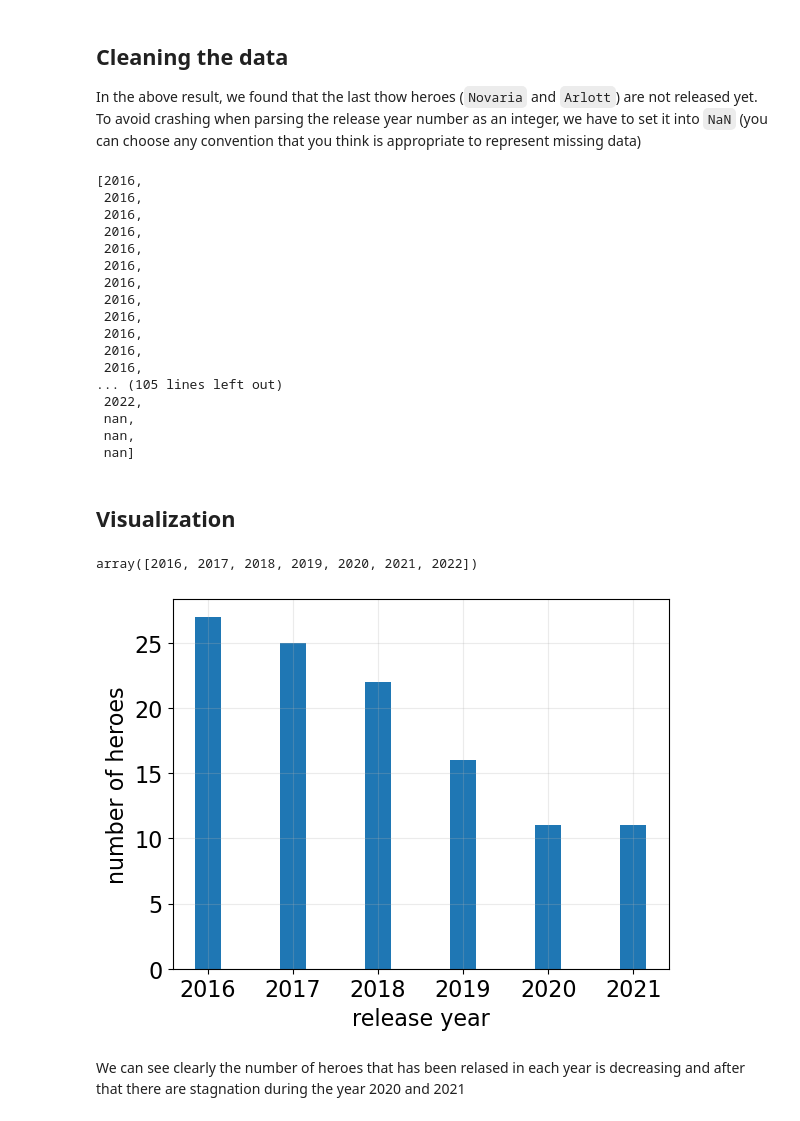
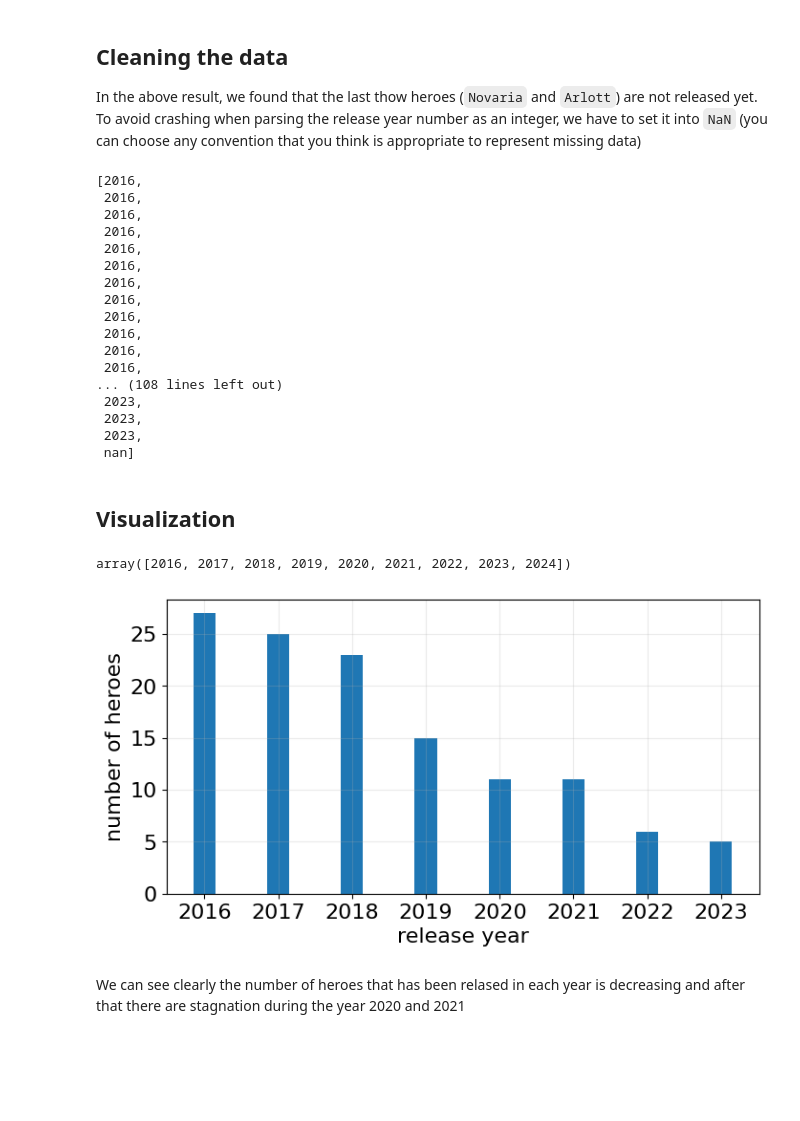
Before and after one commit to LugoBlogger/AK-201-426-data-science, a Jupyter notebook: scraping-mobile-legend.ipynb, the cells around one changed output. Cells and saved outputs as stored; diff of their text form; code cells hidden in the pictures; blank space fills up the shorter version.

Commit message:
mobile legend web scraping update 2024

```diff
--- a/scraping-mobile-legend.ipynb
+++ b/scraping-mobile-legend.ipynb
@@ -102,8 +107,9 @@ rows = []
 for tr in table.find_all('tr')[1:]:                       # Find all <tr> tag in table soup object
   row_data = {}                                           # Store each row into a dictioary (key-val pairs)
   all_td = tr.find_all('td')                              # Find all <td> tag in <tr> soup object
-  row_data['name'] = all_td[1].text.strip()               # We know that 'name' is in second column
-  row_data['release_year'] = all_td[6].text.strip()       # 'release_year' is in 7th column
+  name_and_alias = all_td[1].text.strip()               # We know that 'name' is in second column
+  row_data["name"] = name_and_alias.split(",")[0]
+  row_data['release_year'] = all_td[8].text.strip()       # 'release_year' is in 9th column
 
   rows.append(row_data)                                   # Append each dictionary to `rows`
 
@@ -159,10 +165,10 @@ release_year
  2016,
  2016,
  2016,
-... (105 lines left out)
- 2022,
- nan,
- nan,
+... (108 lines left out)
+ 2023,
+ 2023,
+ 2023,
  nan]
 # %% [markdown]
 ## Visualization
@@ -170,23 +176,22 @@ release_year
 release_year_unique = set(release_year)
 release_year_unique = [year for year in release_year_unique if year is not np.nan]
 release_year_unique.sort()
-release_year_unique = np.array(release_year_unique)
+release_year_unique = np.concatenate([np.array(release_year_unique), [2024]])
 release_year_unique
 # %% [output]
-array([2016, 2017, 2018, 2019, 2020, 2021, 2022])
+array([2016, 2017, 2018, 2019, 2020, 2021, 2022, 2023, 2024])
 # %%
-fig, ax = plt.subplots()
+fig, ax = plt.subplots(figsize=(8, 4))
 
 ax.hist(release_year, bins=release_year_unique-0.5, rwidth=0.3)
-
 ax.grid("on")
 
 ax.set_ylabel("number of heroes")
 ax.set_xlabel("release year")
 
 plt.show(fig)
 # %% [output]
-[figure, old version]
+[figure, new version]
 # %% [markdown]
 We can see clearly the number of heroes that has been relased
 in each year is decreasing and after that there are stagnation
```
Also changed, not shown: parts of 5 cells of this notebook, 4 other files.
